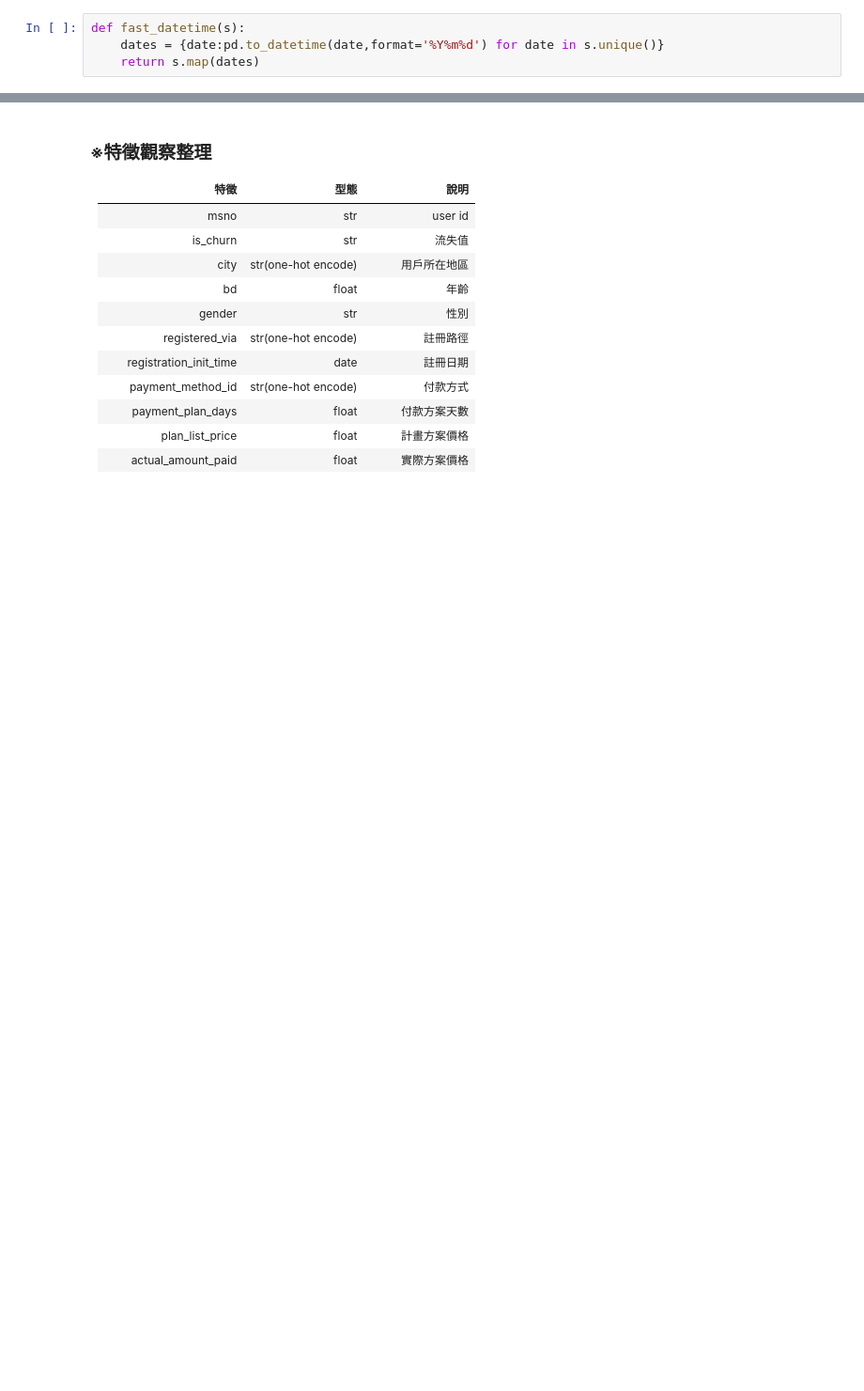
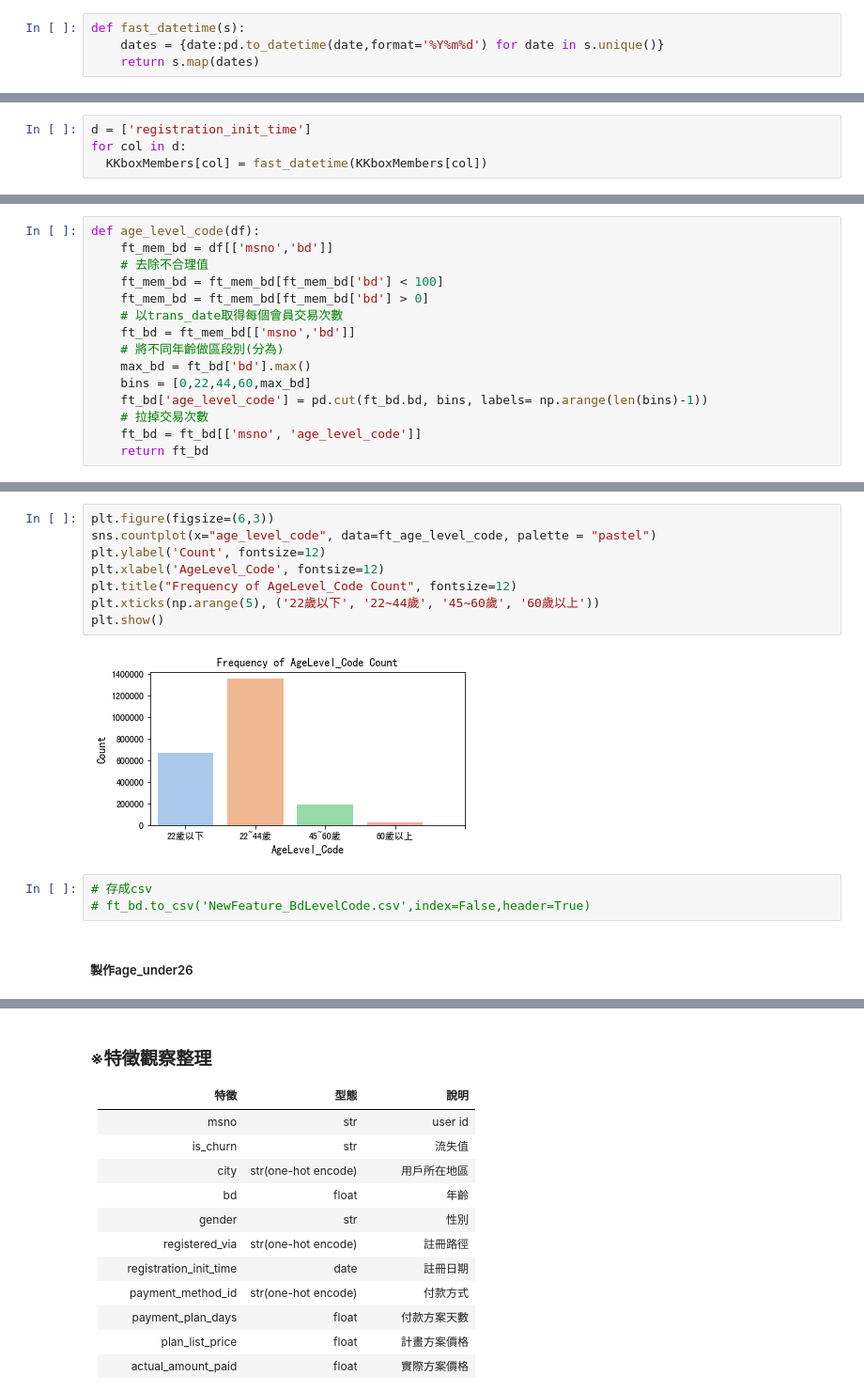
Before and after one commit to imiKao/KKBoxProject_for_TcfstCourse, a Jupyter notebook: KKboxAnalysis_特徵工程.ipynb, the cells around one changed output, grey strips where cells are left out. Shown: that part at 94% size. Cells and saved outputs as stored; diff of their text form; blank space fills up the shorter version.

```diff
--- a/KKboxAnalysis_特徵工程.ipynb
+++ b/KKboxAnalysis_特徵工程.ipynb
@@ -646,0 +119,4 @@ TrainingData.to_csv('Trains__Members__Transaction.csv',index=False,header=True)
+# %%
+d = ['registration_init_time']
+for col in d:
+  KKboxMembers[col] = fast_datetime(KKboxMembers[col])
@@ -646,0 +322,15 @@ TrainingData.to_csv('Trains__Members__Transaction.csv',index=False,header=True)
+# %%
+def age_level_code(df):
+    ft_mem_bd = df[['msno','bd']]
+    # 去除不合理值
+    ft_mem_bd = ft_mem_bd[ft_mem_bd['bd'] < 100]
+    ft_mem_bd = ft_mem_bd[ft_mem_bd['bd'] > 0]
+    # 以trans_date取得每個會員交易次數
+    ft_bd = ft_mem_bd[['msno','bd']]
+    # 將不同年齡做區段別(分為)
+    max_bd = ft_bd['bd'].max()
+    bins = [0,22,44,60,max_bd]
+    ft_bd['age_level_code'] = pd.cut(ft_bd.bd, bins, labels= np.arange(len(bins)-1))
+    # 拉掉交易次數
+    ft_bd = ft_bd[['msno', 'age_level_code']]
+    return ft_bd
@@ -646,0 +343,15 @@ TrainingData.to_csv('Trains__Members__Transaction.csv',index=False,header=True)
+# %%
+plt.figure(figsize=(6,3))
+sns.countplot(x="age_level_code", data=ft_age_level_code, palette = "pastel")
+plt.ylabel('Count', fontsize=12)
+plt.xlabel('AgeLevel_Code', fontsize=12)
+plt.title("Frequency of AgeLevel_Code Count", fontsize=12)
+plt.xticks(np.arange(5), ('22歲以下', '22~44歲', '45~60歲', '60歲以上'))
+plt.show()
+# %% [output]
+[figure, added]
+# %%
+# 存成csv
+# ft_bd.to_csv('NewFeature_BdLevelCode.csv',index=False,header=True)
+# %% [markdown]
+##### 製作age_under26
```
Also changed, not shown: parts of 236 cells of this notebook.
